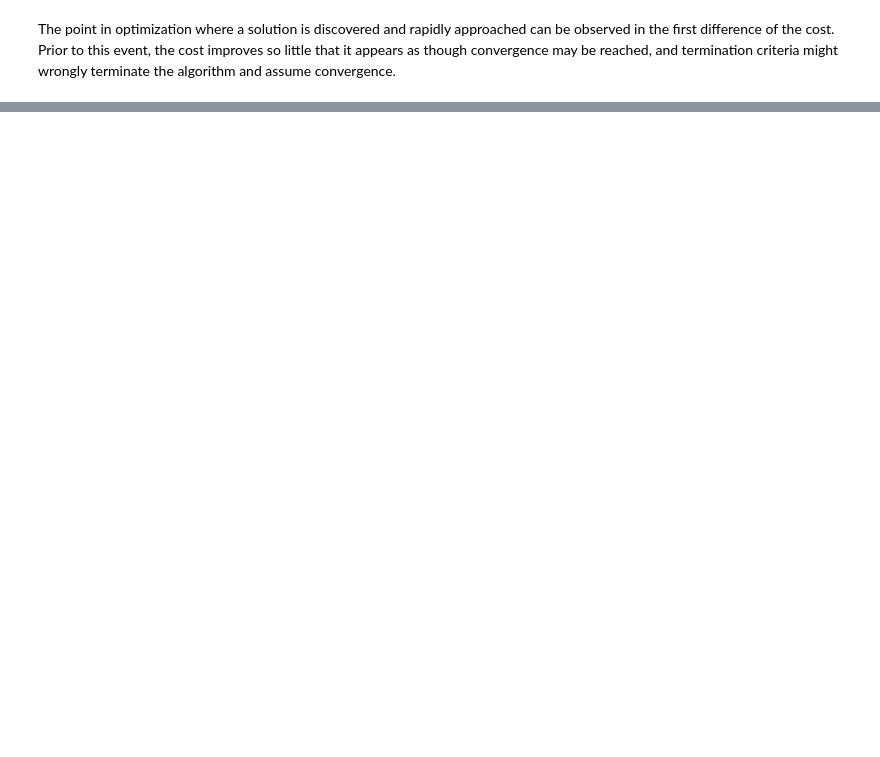
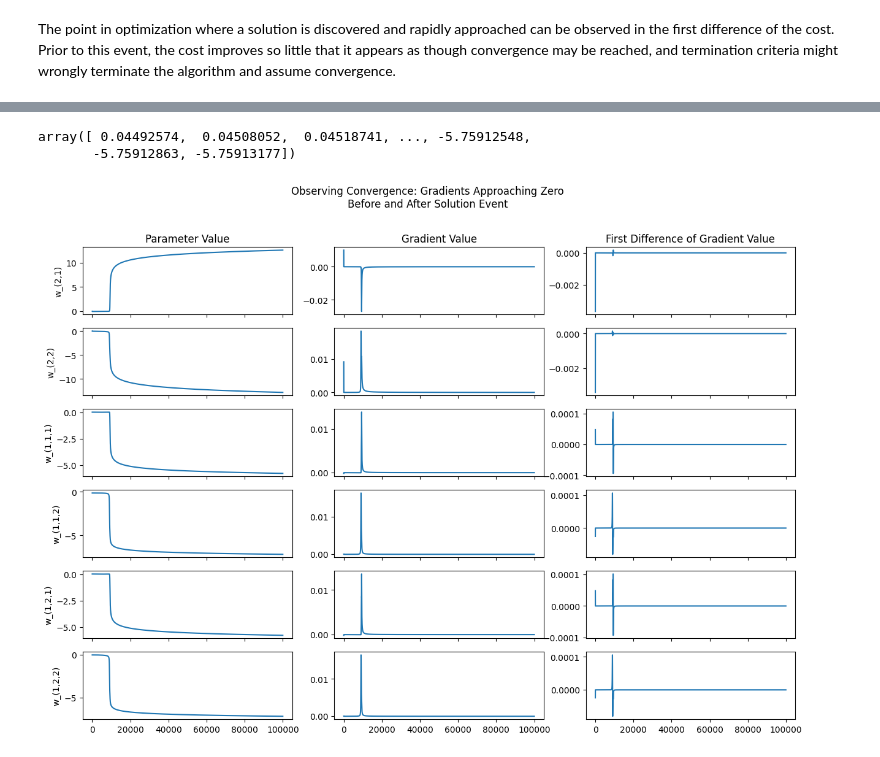
Before and after one commit to JLivingston01/ml-research, a Jupyter notebook: neural-network-innards/notebooks/explore.ipynb, the cells around one changed output, grey strips where cells are left out. Drawn from its saved outputs; the diff is of its cells as text; code cells hidden in the pictures; blank space fills up the shorter version.

```diff
--- a/neural-network-innards/notebooks/explore.ipynb
+++ b/neural-network-innards/notebooks/explore.ipynb
@@ -302,0 +328,44 @@ array([<Axes: >, <Axes: >], dtype=object)
+# %%
+weights1_array[:,0,0]
+# %% [output]
+array([ 0.04492574,  0.04508052,  0.04518741, ..., -5.75912548,
+       -5.75912863, -5.75913177])
+# %%
+
+fig,axs = plt.subplots(6,3,sharex=True,figsize=(15,10))
+axs[0,0].set_ylabel('w_(2,1)')
+axs[1,0].set_ylabel('w_(2,2)')
+axs[2,0].set_ylabel('w_(1,1,1)')
+axs[3,0].set_ylabel('w_(1,1,2)')
+axs[4,0].set_ylabel('w_(1,2,1)')
+axs[5,0].set_ylabel('w_(1,2,2)')
+
+axs[0,0].set_title('Parameter Value')
+axs[0,1].set_title('Gradient Value')
+axs[0,2].set_title('First Difference of Gradient Value')
+
+axs[0,0].plot(weights2_array[:,0])
+axs[1,0].plot(weights2_array[:,1])
+axs[2,0].plot(weights1_array[:,0,0])
+axs[3,0].plot(weights1_array[:,0,1])
+axs[4,0].plot(weights1_array[:,1,0])
+axs[5,0].plot(weights1_array[:,1,1])
+
+axs[0,1].plot(grad_weights2_array[:,0])
+axs[1,1].plot(grad_weights2_array[:,1])
+axs[2,1].plot(grad_weights1_array[:,0,0])
+axs[3,1].plot(grad_weights1_array[:,0,1])
+axs[4,1].plot(grad_weights1_array[:,1,0])
+axs[5,1].plot(grad_weights1_array[:,1,1])
+
+axs[0,2].plot(np.diff(grad_weights2_array[:,0]))
+axs[1,2].plot(np.diff(grad_weights2_array[:,1]))
+axs[2,2].plot(np.diff(grad_weights1_array[:,0,0]))
+axs[3,2].plot(np.diff(grad_weights1_array[:,0,1]))
+axs[4,2].plot(np.diff(grad_weights1_array[:,1,0]))
+axs[5,2].plot(np.diff(grad_weights1_array[:,1,1]))
+
+fig.suptitle('Observing Convergence: Gradients Approaching Zero\nBefore and After Solution Event')
+plt.show()
+# %% [output]
+[figure, added]
```
Also changed, not shown: parts of 13 cells of this notebook.
